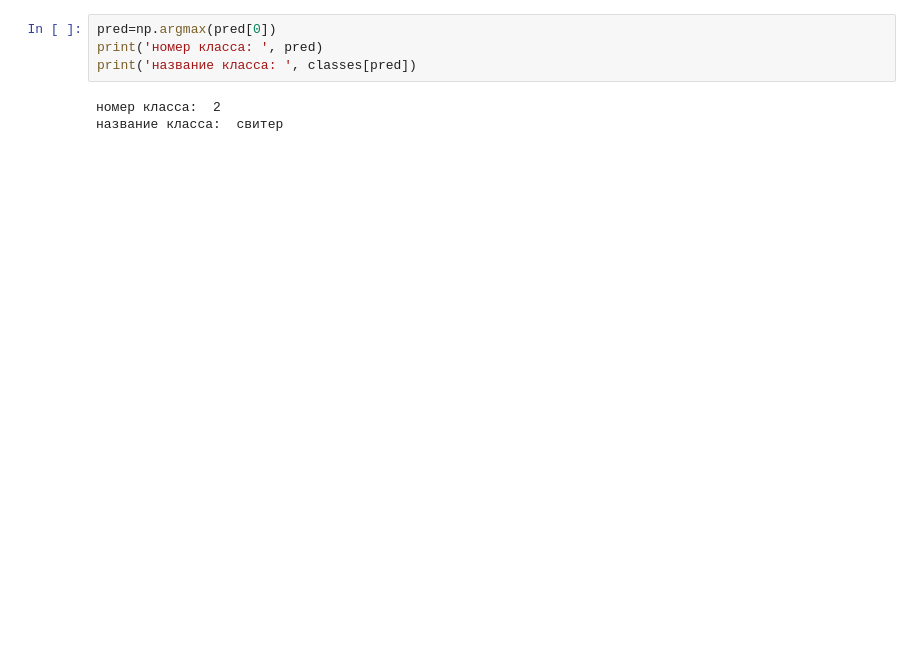
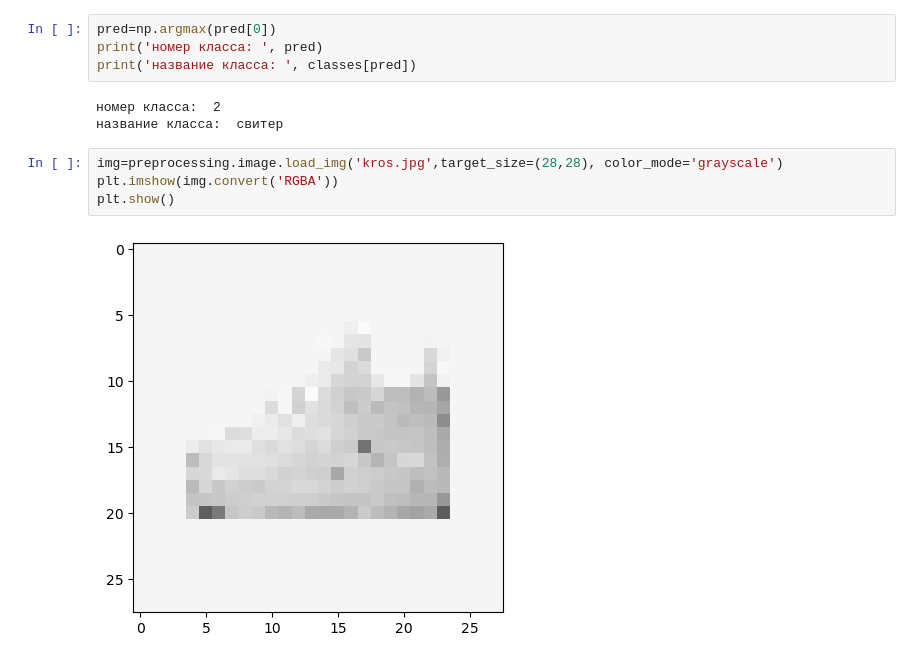
Before and after one commit to FLIPPED-RN/23IPS41-NC, a Jupyter notebook: NC2.ipynb, the cells around one changed output. Drawn from its saved outputs; the diff is of its cells as text; blank space fills up the shorter version.

```diff
--- a/NC2.ipynb
+++ b/NC2.ipynb
@@ -101,3 +101,9 @@ print('название класса: ', classes[pred])
 # %% [output]
 номер класса:  2
 название класса:  свитер
+# %%
+img=preprocessing.image.load_img('kros.jpg',target_size=(28,28), color_mode='grayscale')
+plt.imshow(img.convert('RGBA'))
+plt.show()
+# %% [output]
+[figure, added]
```
Also changed, not shown: parts of 7 cells of this notebook, 3 other files.
